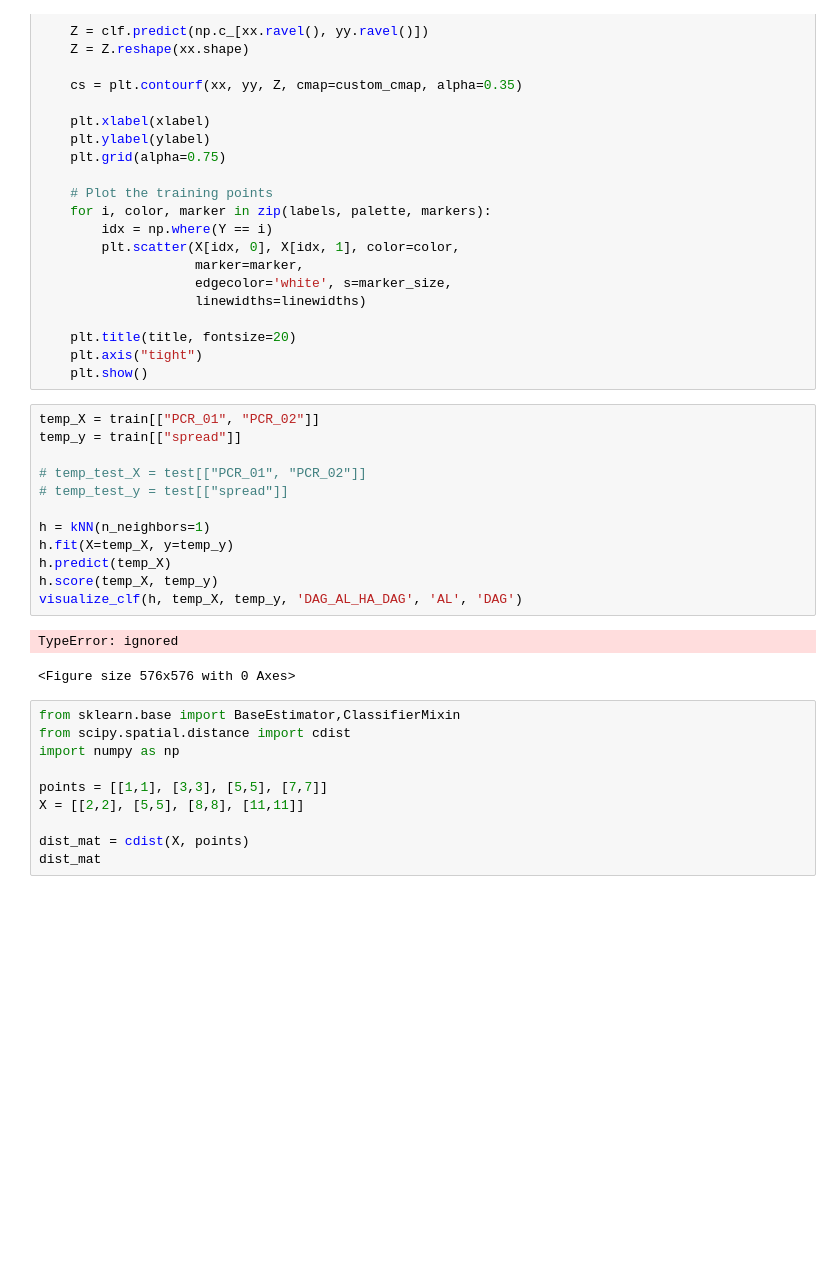
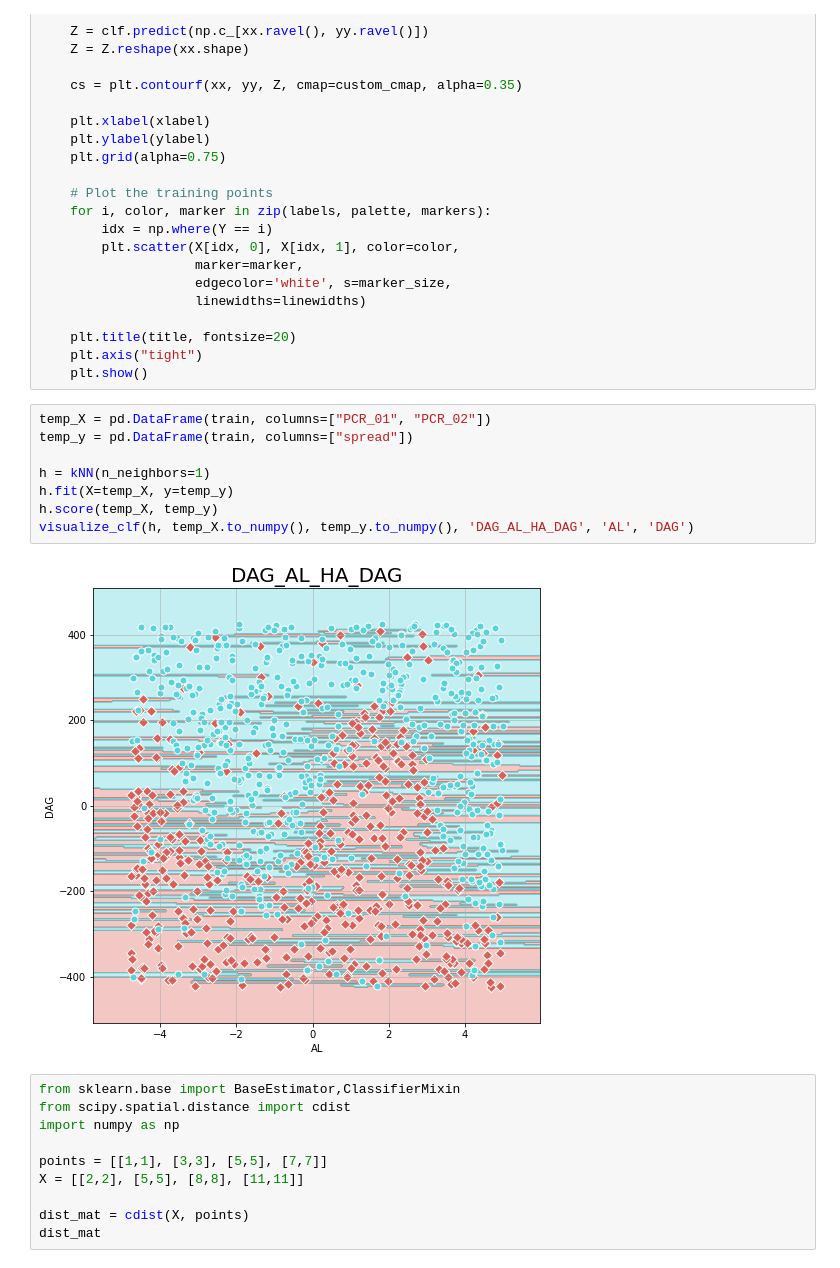
Before and after one commit to ofernis/ML-introduction---Data-Preparation, a Jupyter notebook: major_hw1.ipynb, the cells around one changed output. Cells and saved outputs as stored; diff of their text form; blank space fills up the shorter version.

```diff
--- a/major_hw1.ipynb
+++ b/major_hw1.ipynb
@@ -152,20 +152,15 @@ def visualize_clf(clf, X, Y, title,
     plt.axis("tight")
     plt.show()
 # %%
-temp_X = train[["PCR_01", "PCR_02"]]
-temp_y = train[["spread"]]
-
-# temp_test_X = test[["PCR_01", "PCR_02"]]
-# temp_test_y = test[["spread"]]
+temp_X = pd.DataFrame(train, columns=["PCR_01", "PCR_02"])
+temp_y = pd.DataFrame(train, columns=["spread"])
 
 h = kNN(n_neighbors=1)
 h.fit(X=temp_X, y=temp_y)
-h.predict(temp_X)
 h.score(temp_X, temp_y)
-visualize_clf(h, temp_X, temp_y, 'DAG_AL_HA_DAG', 'AL', 'DAG')
+visualize_clf(h, temp_X.to_numpy(), temp_y.to_numpy(), 'DAG_AL_HA_DAG', 'AL', 'DAG')
 # %% [output]
-TypeError: ignored
-<Figure size 576x576 with 0 Axes>
+[figure, added]
 # %%
 from sklearn.base import BaseEstimator,ClassifierMixin
 from scipy.spatial.distance import cdist
```
